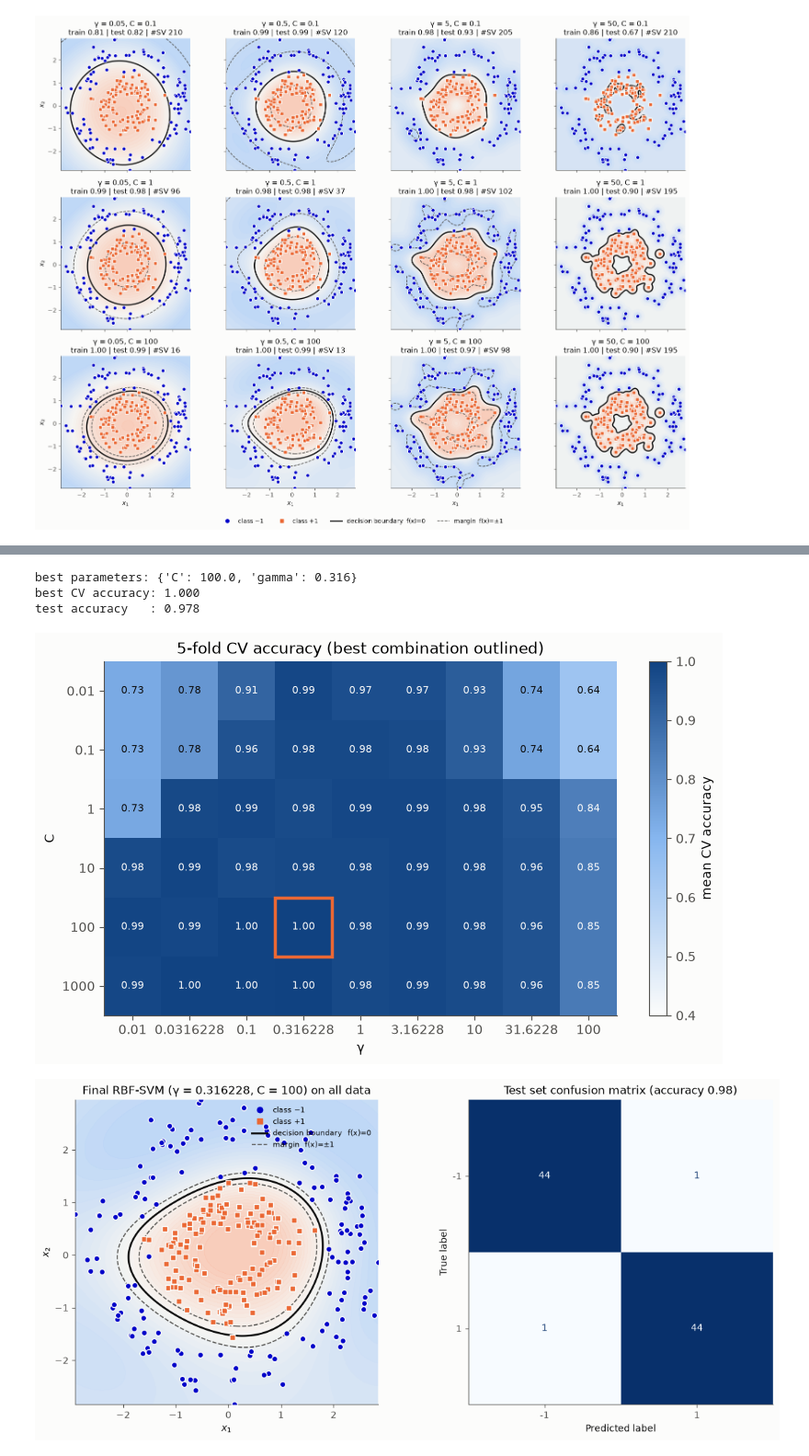
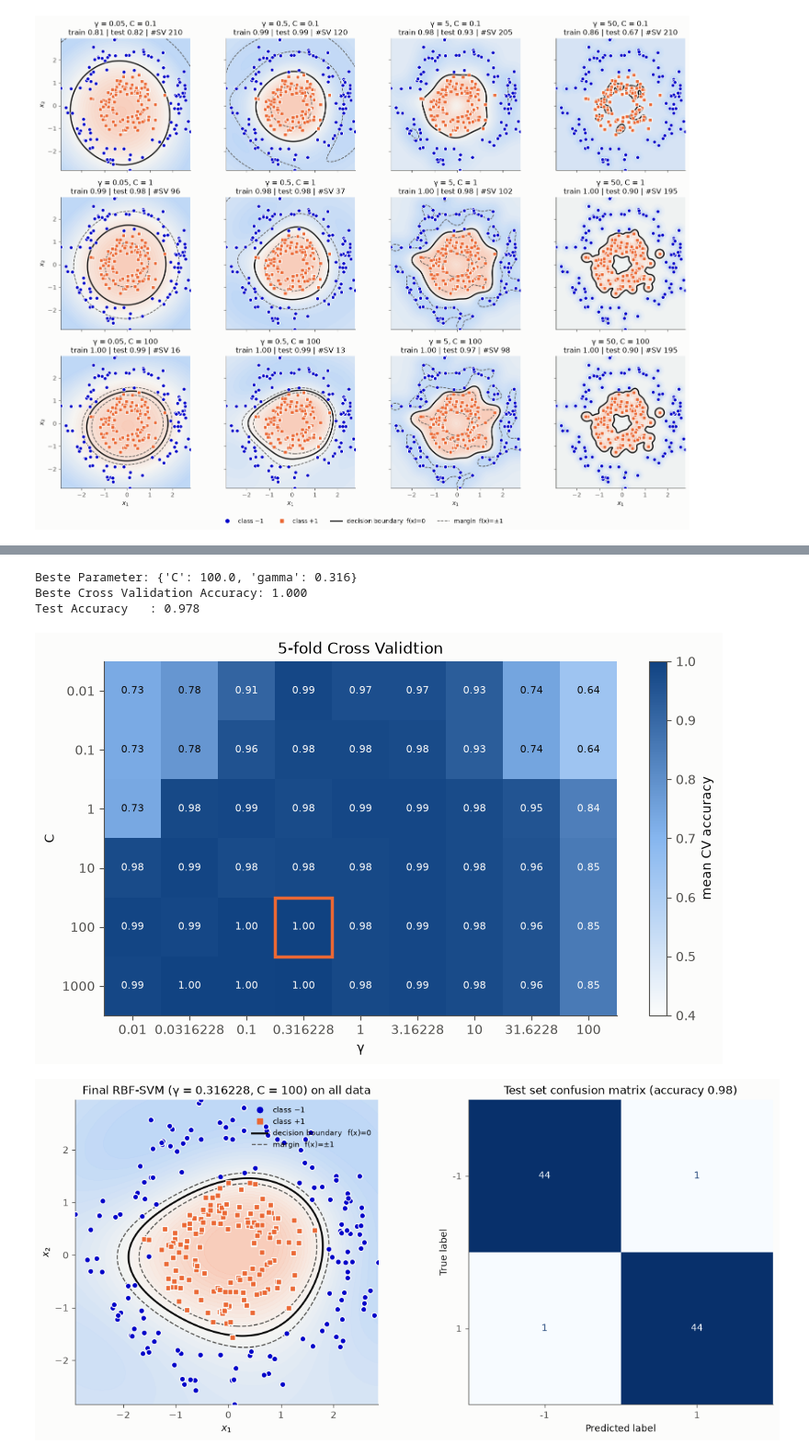
Before and after one commit to TeresaBotschen/svmTutorial, a Jupyter notebook: svm_tutorial_rbf.ipynb, the cells around one changed output, grey strips where cells are left out. Shown at 92% size. Cells and saved outputs as stored; diff of their text form; code cells hidden in the pictures.

```diff
--- a/svm_tutorial_rbf.ipynb
+++ b/svm_tutorial_rbf.ipynb
@@ -341,46 +139,57 @@ already on the same scale.)
 # %%
-# TODO OPTIONAL WUERDE ICH RAUSNEHMEN AB HIER
+# (1) Parametrisierung fuer die Grid Search
 # Hyperparameter-Raster: 6 Werte fuer C und 9 Werte fuer gamma, beide logarithmisch verteilt (10^-2 ... 10^3 bzw. 10^-2 ... 10^2)
 param_grid = {"C": np.logspace(-2, 3, 6), "gamma": np.logspace(-2, 2, 9)}
 # Grid Search: probiert jedes (C, gamma) Paar mit 5-facher stratifizierter Kreuzvalidierung, nur auf den Trainingsdaten
 search = GridSearchCV(SVC(kernel="rbf"), param_grid, cv=StratifiedKFold(5, shuffle=True, random_state=0))
+
+# (2) Ausfuehrung der Grid Search
 # Suche ausfuehren (trainiert 6 x 9 x 5 Modelle)
 search.fit(Xn_tr, yn_tr)
+
+# (3) Debugging
 # Beste Hyperparameter-Kombination aus der Kreuzvalidierung
-print("best parameters:", {k: round(float(v), 3) for k, v in search.best_params_.items()})
+print("Beste Parameter:", {k: round(float(v), 3) for k, v in search.best_params_.items()})
 # Mittlere Kreuzvalidierungs-Genauigkeit der besten Kombination
-print(f"best CV accuracy: {search.best_score_:.3f}")
-# Genauigkeit des besten Modells auf dem unberuehrten Testset (nur einmal, am Ende, verwendet)
-print(f"test accuracy   : {search.score(Xn_te, yn_te):.3f}")
+print(f"Beste Cross Validation Trainings - Accuracy: {search.best_score_:.3f}")
+# Genauigkeit des besten Modells auf dem Testset
+print(f"Test Accuracy   : {search.score(Xn_te, yn_te):.3f}")
 
+# (4) Plot aller Grid Search Ergebnisse
+# (4.1) Heatmap
 # Die flache Liste der mittleren CV-Werte in eine (C x gamma) Tabelle fuer die Heatmap umformen
 scores = search.cv_results_["mean_test_score"].reshape(len(param_grid["C"]), len(param_grid["gamma"]))
 # Heatmap-Abbildung
 fig, ax = plt.subplots(figsize=(9, 5))
 # Die Werte als Farben zeichnen; die festen vmin/vmax halten die Farbskala vergleichbar
 im = ax.imshow(scores, cmap=LinearSegmentedColormap.from_list("seq", ["#fcfcfb", "#86b6ef", "#104281"]),
                vmin=0.4, vmax=1, aspect="auto")
+
+# (4.2) Beschriftung
 # Spalten mit gamma-Werten und Zeilen mit C-Werten beschriften
 ax.set_xticks(range(len(param_grid["gamma"])), [f"{g:g}" for g in param_grid["gamma"]])
 ax.set_yticks(range(len(param_grid["C"])), [f"{c:g}" for c in param_grid["C"]])
 ax.set_xlabel("γ"); ax.set_ylabel("C"); ax.grid(False)
 # Den Wert in jede Zelle schreiben; bei dunklen Zellen weisser Text fuer bessere Lesbarkeit
 for i in range(scores.shape[0]):
     for j in range(scores.shape[1]):
         ax.text(j, i, f"{scores[i, j]:.2f}", ha="center", va="center", fontsize=8,
                 color="#fcfcfb" if scores[i, j] > 0.8 else BLACK)
+
+# (4.3) Kennzeichnung des besten Ergebnisses
 # Zeilen- und Spaltenindex der besten (C, gamma) Kombination bestimmen
 bi = list(param_grid["C"]).index(search.best_params_["C"])
 bj = list(param_grid["gamma"]).index(search.best_params_["gamma"])
-# Beste Zelle mit einem orangen Rechteck umranden
 ax.add_patch(plt.Rectangle((bj - 0.5, bi - 0.5), 1, 1, fill=False, ec=COLOR_C_2, lw=2.5))
-ax.set_title("5-fold CV accuracy (best combination outlined)")
+ax.set_title("5-fold Cross Validtion")
+
+# (4.4) Farbskala
 # Farbskala mit den Scores anzeigen
 fig.colorbar(im, ax=ax, label="mean CV accuracy")
 plt.show()
 # %% [output]
-best parameters: {'C': 100.0, 'gamma': 0.316}
-best CV accuracy: 1.000
-test accuracy   : 0.978
+Beste Parameter: {'C': 100.0, 'gamma': 0.316}
+Beste Cross Validation Accuracy: 1.000
+Test Accuracy   : 0.978
-[figure, old version]
+[figure, new version]
 # %%
```
Also changed, not shown: parts of 14 cells of this notebook.
